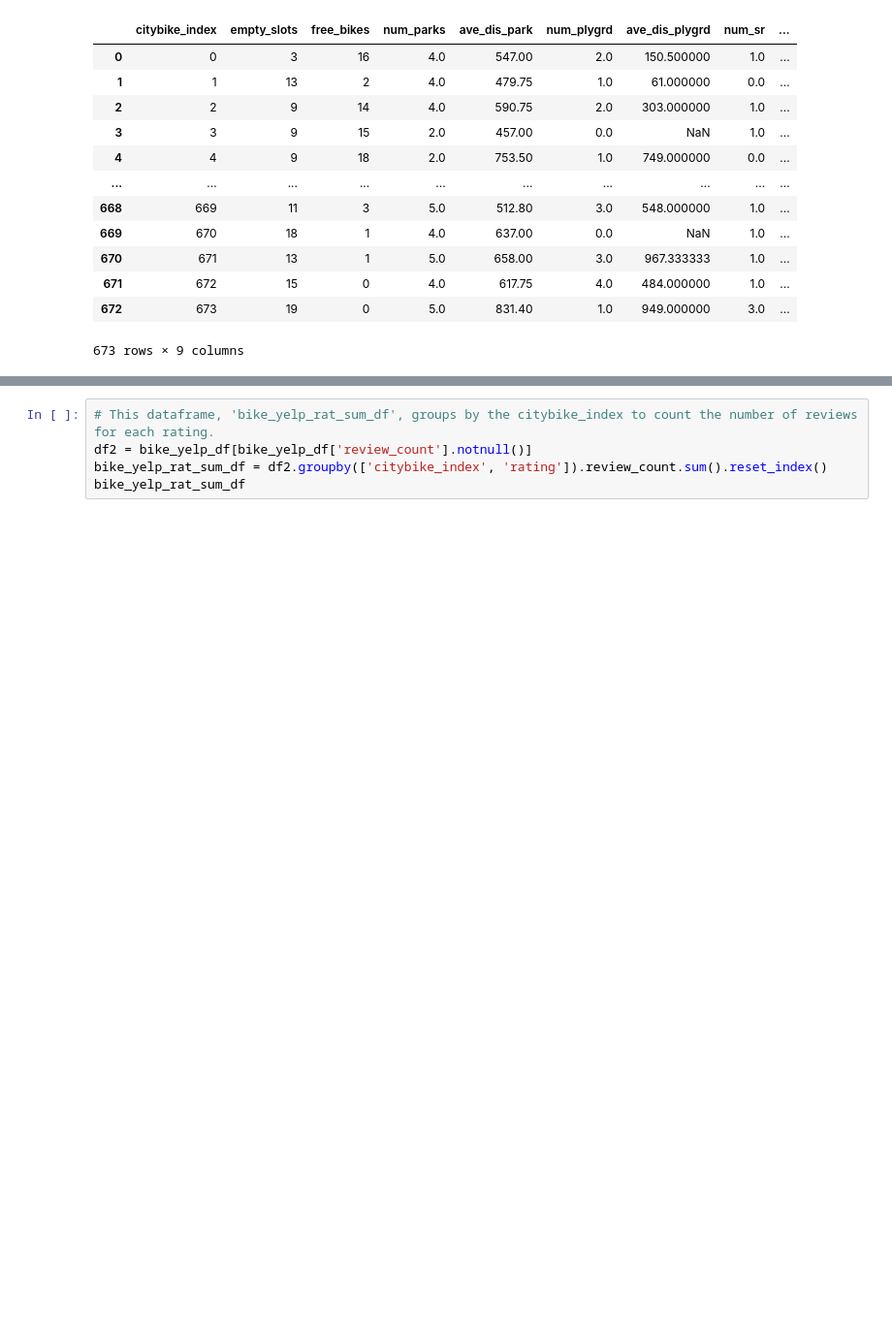
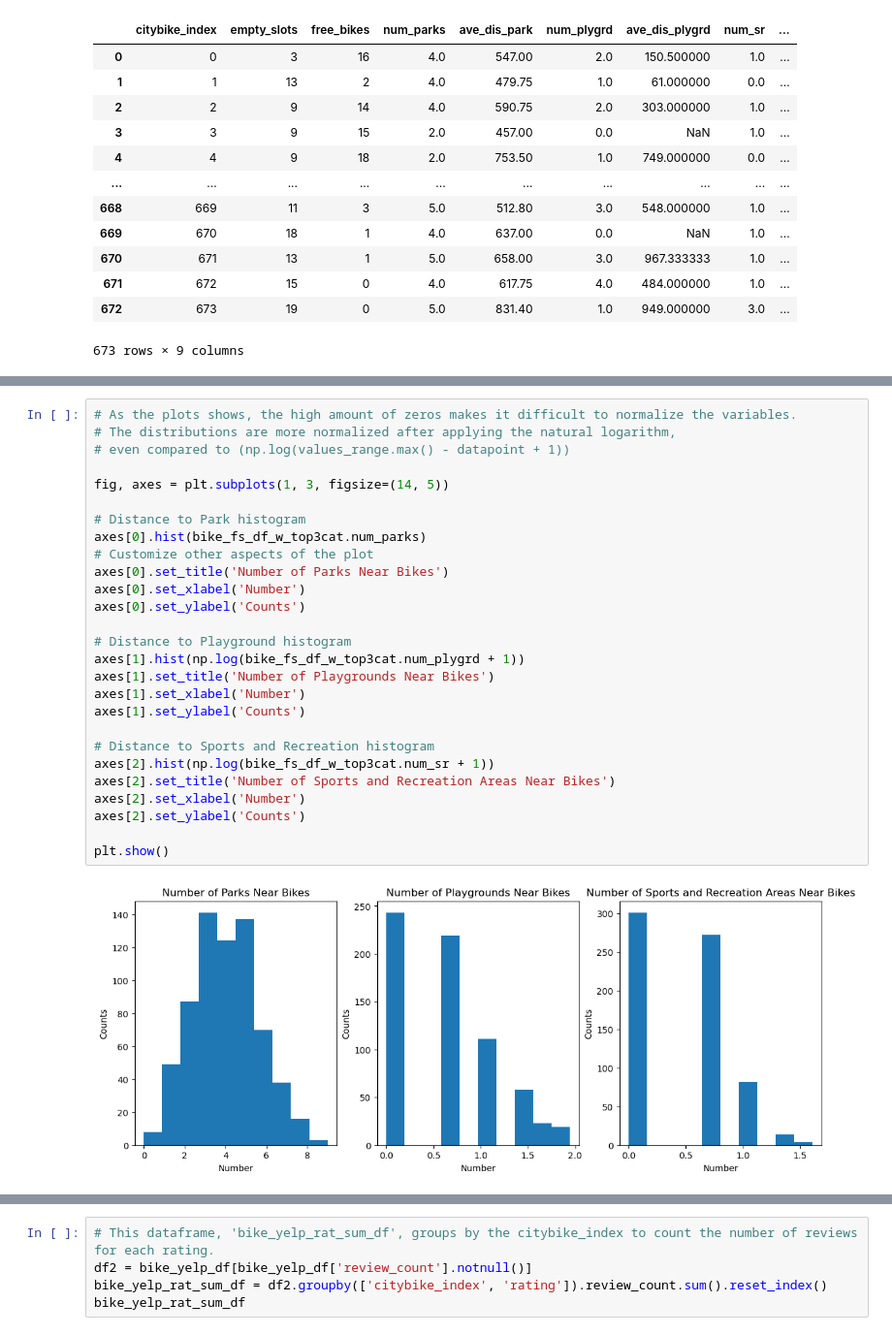
Before and after one commit to Frood-for-Thought/LHL-Statistical-Modelling-with-Python-Project, a Jupyter notebook: notebooks/model_building.ipynb, the cells around one changed output, grey strips where cells are left out. Shown: that part at 97% size. Cells and saved outputs as stored; diff of their text form; blank space fills up the shorter version.

```diff
--- a/notebooks/model_building.ipynb
+++ b/notebooks/model_building.ipynb
@@ -215,0 +242,29 @@ bike_fs_df_w_top3cat
+# %%
+# As the plots shows, the high amount of zeros makes it difficult to normalize the variables.
+# The distributions are more normalized after applying the natural logarithm,
+# even compared to (np.log(values_range.max() - datapoint + 1))
+
+fig, axes = plt.subplots(1, 3, figsize=(14, 5))
+
+# Distance to Park histogram
+axes[0].hist(bike_fs_df_w_top3cat.num_parks)
+# Customize other aspects of the plot
+axes[0].set_title('Number of Parks Near Bikes')
+axes[0].set_xlabel('Number')
+axes[0].set_ylabel('Counts')
+
+# Distance to Playground histogram
+axes[1].hist(np.log(bike_fs_df_w_top3cat.num_plygrd + 1))
+axes[1].set_title('Number of Playgrounds Near Bikes')
+axes[1].set_xlabel('Number')
+axes[1].set_ylabel('Counts')
+
+# Distance to Sports and Recreation histogram
+axes[2].hist(np.log(bike_fs_df_w_top3cat.num_sr + 1))
+axes[2].set_title('Number of Sports and Recreation Areas Near Bikes')
+axes[2].set_xlabel('Number')
+axes[2].set_ylabel('Counts')
+
+plt.show()
+# %% [output]
+[figure, added]
```
Also changed, not shown: parts of 17 cells of this notebook, 1 other file.
